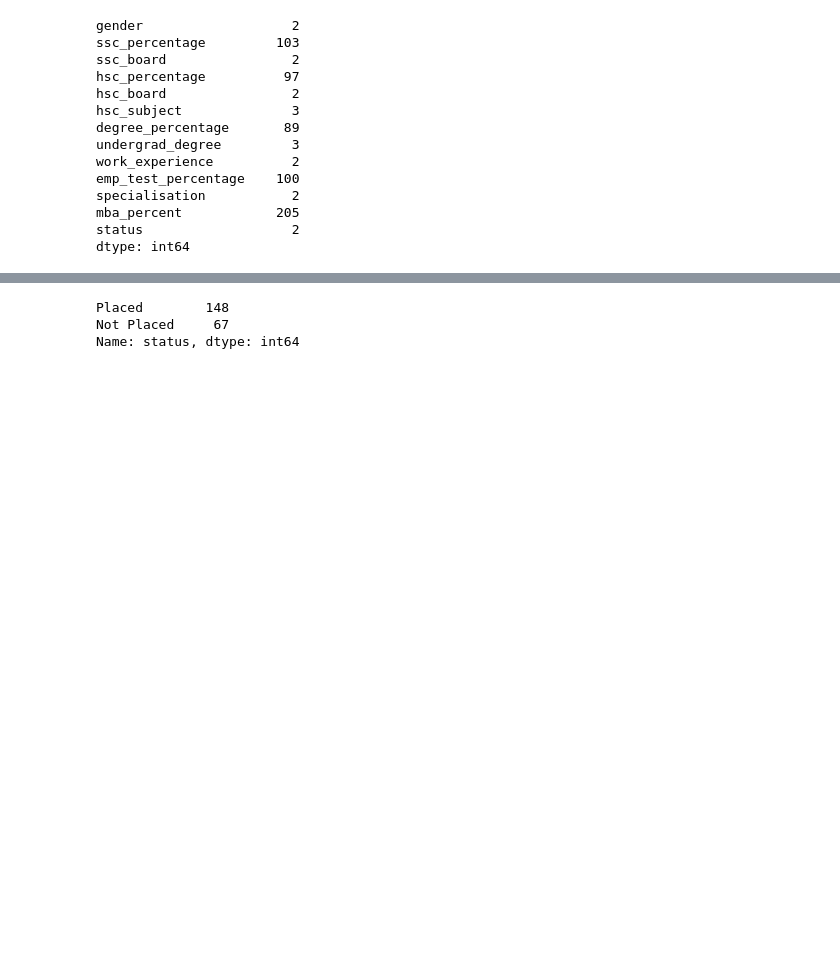
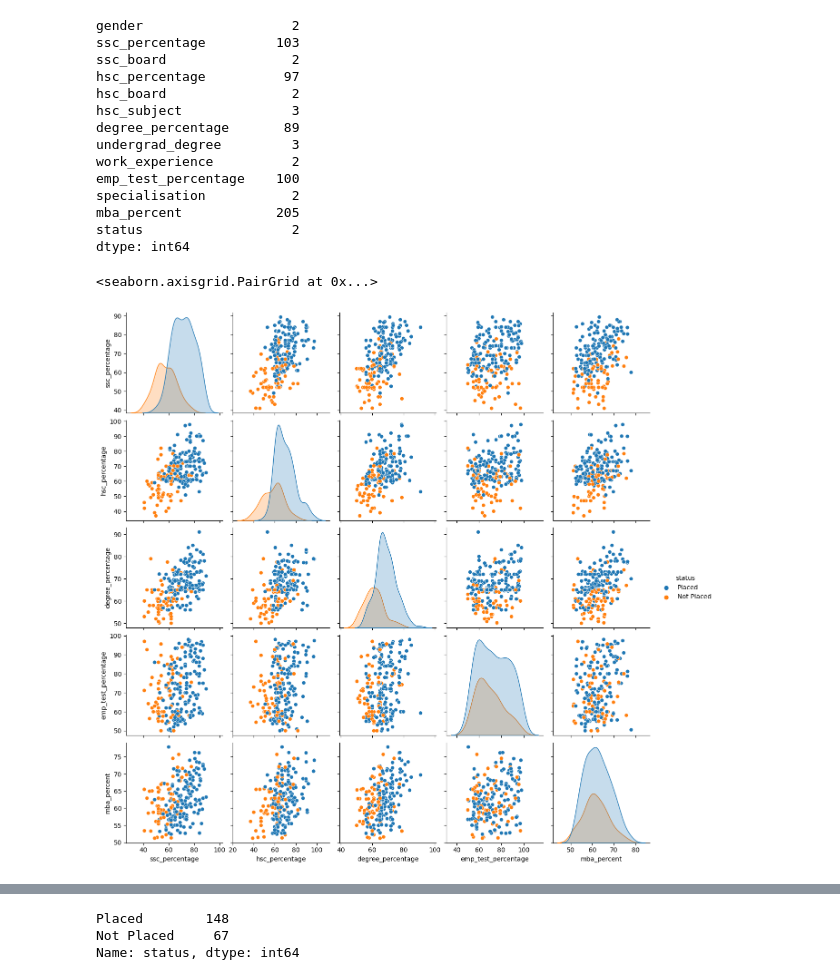
Before and after one commit to jjz17/Job-Placement, a Jupyter notebook: eda.ipynb, the cells around one changed output, grey strips where cells are left out. Cells and saved outputs as stored; diff of their text form; code cells hidden in the pictures; blank space fills up the shorter version.

```diff
--- a/eda.ipynb
+++ b/eda.ipynb
@@ -41,3 +43,12 @@ specialisation           2
 mba_percent            205
 status                   2
 dtype: int64
+# %%
+# Correlation between continuous features with Pairplot
+sns.pairplot(data=data[['ssc_percentage', 'hsc_percentage', 'degree_percentage',
+       'emp_test_percentage', 'mba_percent', "status"]], hue="status")
+
+# mba_percent appears to be the least useful continuous feature for predicting Job Placement
+# %% [output]
+<seaborn.axisgrid.PairGrid at 0x...>
+[figure, added]
```
Also changed, not shown: parts of 4 cells of this notebook, 1 other file.
